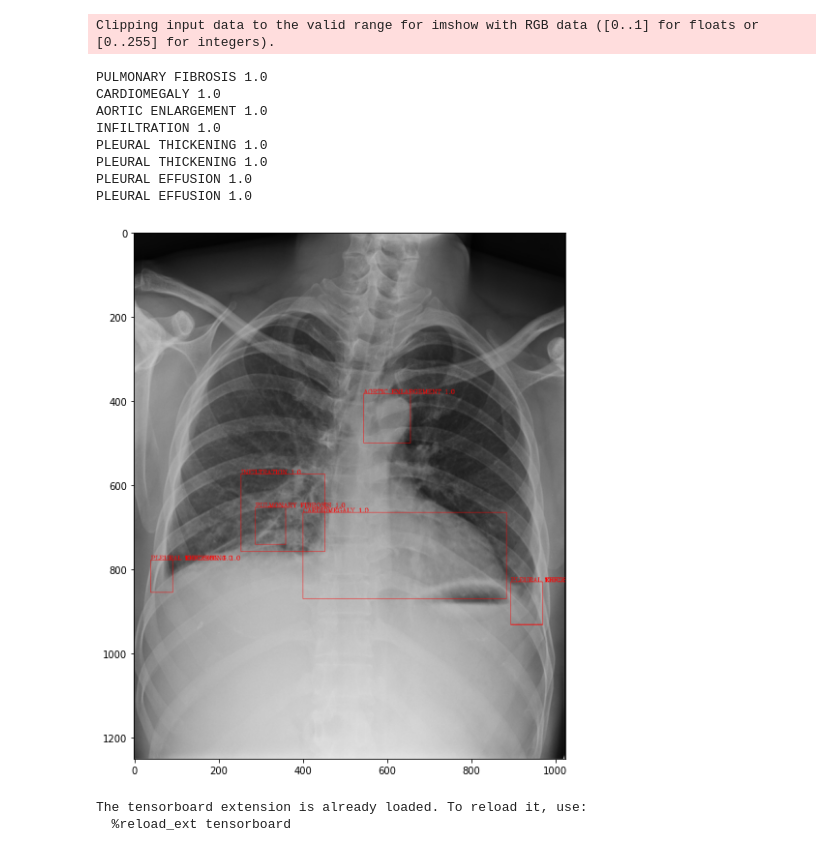
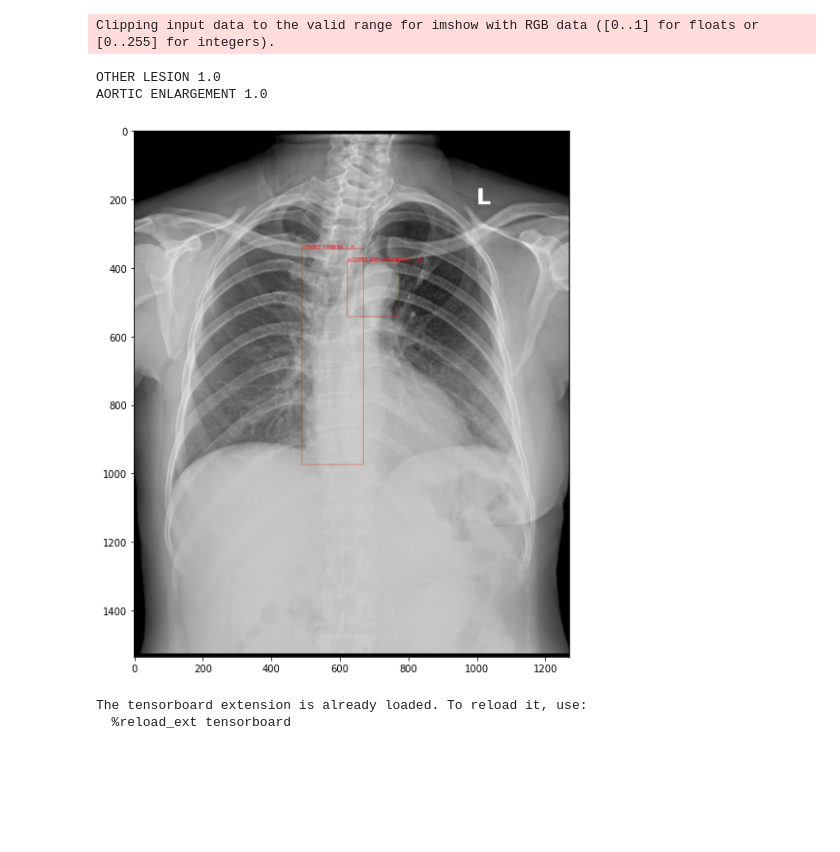
Before and after one commit to skull8888888/xray, a Jupyter notebook: convert.ipynb, the cells around one changed output. Saved outputs shown, nothing was run; the diff lists cells and outputs as text; code cells hidden in the pictures; blank space fills up the shorter version.

```diff
--- a/convert.ipynb
+++ b/convert.ipynb
@@ -257,37 +257,31 @@ generate_data_json(valid_df, 'fold_0_abnormal_valid_coco_org.json')
 # %%
 df = pd.read_csv('10_fold_abnormal.csv').groupby('image_id').agg(lambda x: list(x)).reset_index()
 
-idx = 1000
+idx = 100
 records = df.loc[idx]
 image_id = records['image_id']
 
 img_path = 'train_2x/train/' + image_id + '.jpg'
 
 image = cv2.imread(img_path)
 image = cv2.cvtColor(image, cv2.COLOR_BGR2RGB)
 image = image / 255
 image = image.astype('float32')
 
 width = meta.loc[image_id]['dim1']
 height = meta.loc[image_id]['dim0']
 
 boxes = records[['x_min','y_min', 'x_max', 'y_max']].to_numpy()
 boxes = np.array(boxes.tolist()).T
 labels = records['class_id']
 scores = np.ones(len(labels))
 
 plot_image(image, boxes, labels, scores)
 # %% [output]
 Clipping input data to the valid range for imshow with RGB data ([0..1] for floats or [0..255] for integers).
-PULMONARY FIBROSIS 1.0
-CARDIOMEGALY 1.0
+OTHER LESION 1.0
 AORTIC ENLARGEMENT 1.0
-INFILTRATION 1.0
-PLEURAL THICKENING 1.0
-PLEURAL THICKENING 1.0
-PLEURAL EFFUSION 1.0
-PLEURAL EFFUSION 1.0
-[figure, old version]
+[figure, new version]
 # %%
 test_df = pd.read_csv('test.csv')
 categories = [
```
Also changed, not shown: parts of 4 cells of this notebook, 5 other files.
